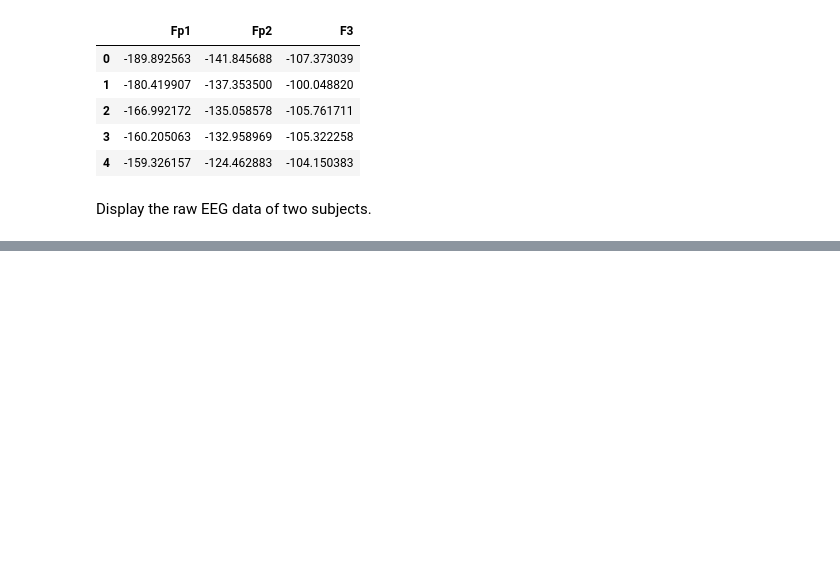
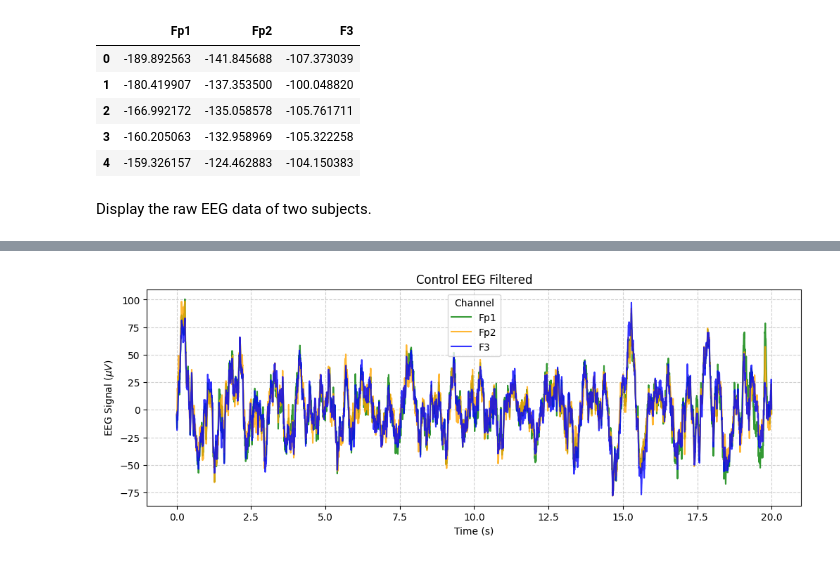
Before and after one commit to Aaron3963/COGS118C_Project, a Jupyter notebook: project.ipynb, the cells around one changed output, grey strips where cells are left out. Saved outputs shown, nothing was run; the diff lists cells and outputs as text; code cells hidden in the pictures; blank space fills up the shorter version.

```diff
--- a/project.ipynb
+++ b/project.ipynb
@@ -84,0 +85,24 @@ plt.show()
+# %%
+import numpy as np
+import pandas as pd
+
+def butter_bandpass_filter(data, lowcut, highcut, fs, order=4):
+    nyquist = 0.5 * fs
+    low = lowcut / nyquist
+    high = highcut / nyquist
+    b, a = butter(order, [low, high], btype='band', analog=False)
+    return filtfilt(b, a, data)
+
+
+lowcut = 0.5
+highcut = 45
+
+for col in df_control.columns:
+    df_control[col] = butter_bandpass_filter(df_control[col], lowcut, highcut, F_s)
+
+for col in df_AD.columns:
+    df_AD[col] = butter_bandpass_filter(df_AD[col], lowcut, highcut, F_s)
+# %%
+plot_EEG(df_control, "Control EEG Filtered")
+# %% [output]
+[figure, added]
```
Also changed, not shown: parts of 7 cells of this notebook.
